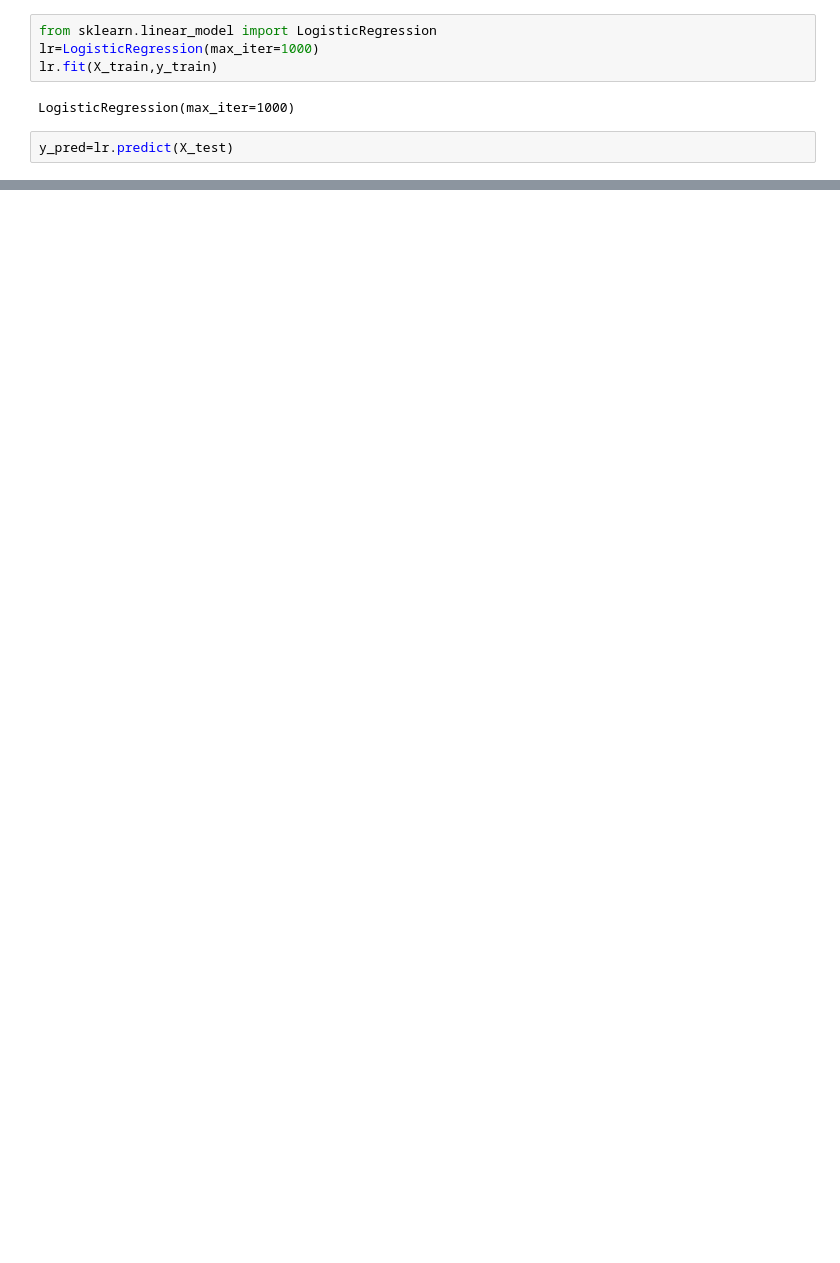
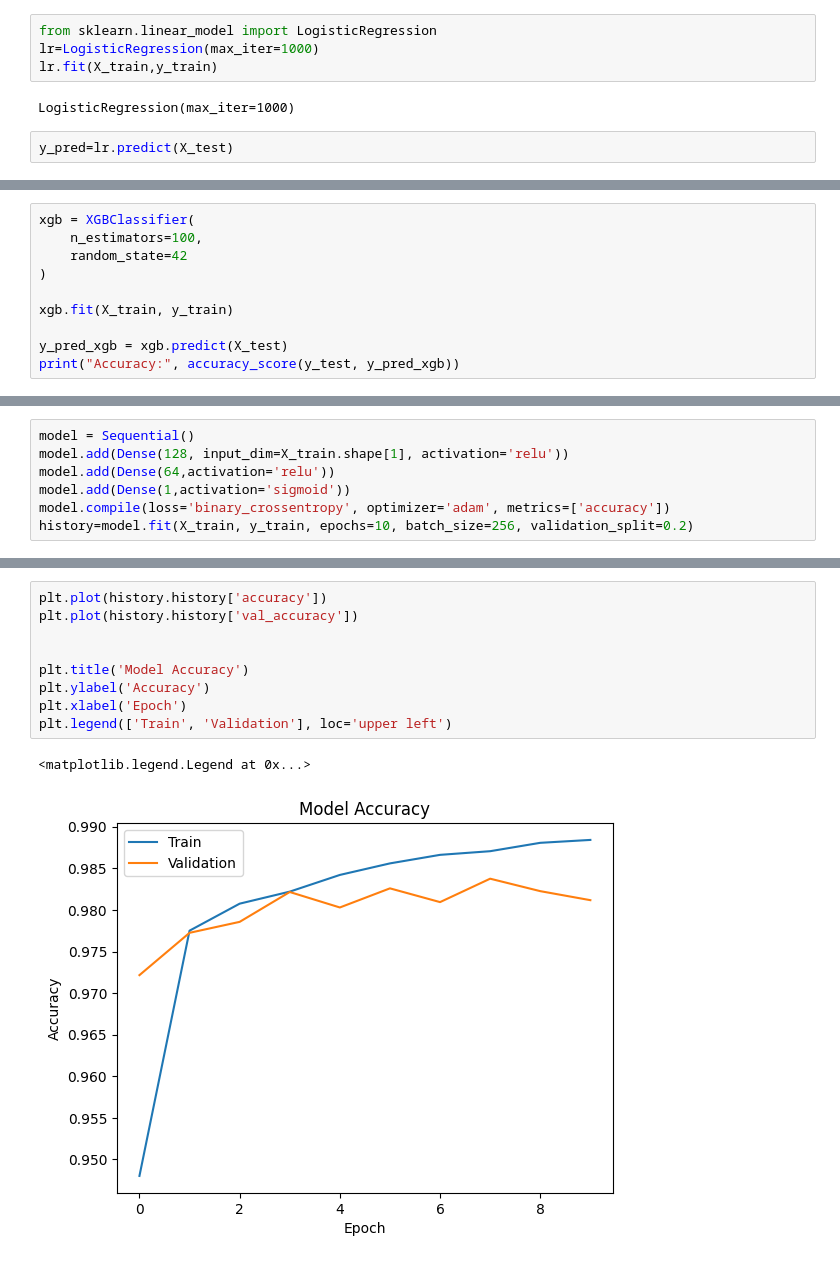
Before and after one commit to soumya-statistics-11/gdsc-drug-response-prediction, a Jupyter notebook: Untitled2.ipynb, the cells around one changed output, grey strips where cells are left out. Cells and saved outputs as stored; diff of their text form; blank space fills up the shorter version.

```diff
--- a/Untitled2.ipynb
+++ b/Untitled2.ipynb
@@ -94,0 +166,10 @@ weighted avg       0.98      0.98      0.98     48407
+# %%
+xgb = XGBClassifier(
+    n_estimators=100,
+    random_state=42
+)
+
+xgb.fit(X_train, y_train)
+
+y_pred_xgb = xgb.predict(X_test)
+print("Accuracy:", accuracy_score(y_test, y_pred_xgb))
@@ -94,0 +178,7 @@ weighted avg       0.98      0.98      0.98     48407
+# %%
+model = Sequential()
+model.add(Dense(128, input_dim=X_train.shape[1], activation='relu'))
+model.add(Dense(64,activation='relu'))
+model.add(Dense(1,activation='sigmoid'))
+model.compile(loss='binary_crossentropy', optimizer='adam', metrics=['accuracy'])
+history=model.fit(X_train, y_train, epochs=10, batch_size=256, validation_split=0.2)
@@ -94,0 +206,12 @@ weighted avg       0.98      0.98      0.98     48407
+# %%
+plt.plot(history.history['accuracy'])
+plt.plot(history.history['val_accuracy'])
+
+
+plt.title('Model Accuracy')
+plt.ylabel('Accuracy')
+plt.xlabel('Epoch')
+plt.legend(['Train', 'Validation'], loc='upper left')
+# %% [output]
+<matplotlib.legend.Legend at 0x...>
+[figure, added]
```
Also changed, not shown: parts of 16 cells of this notebook.
